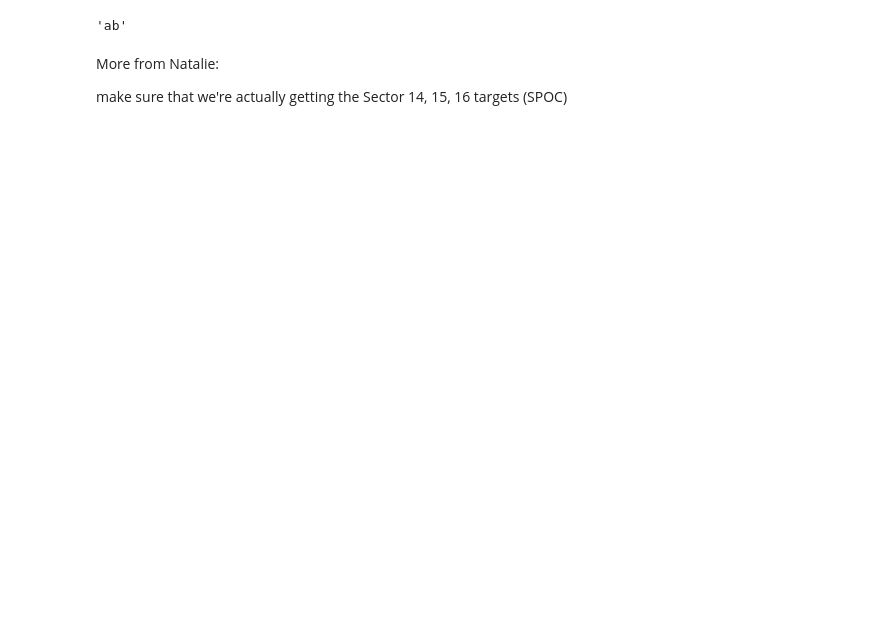
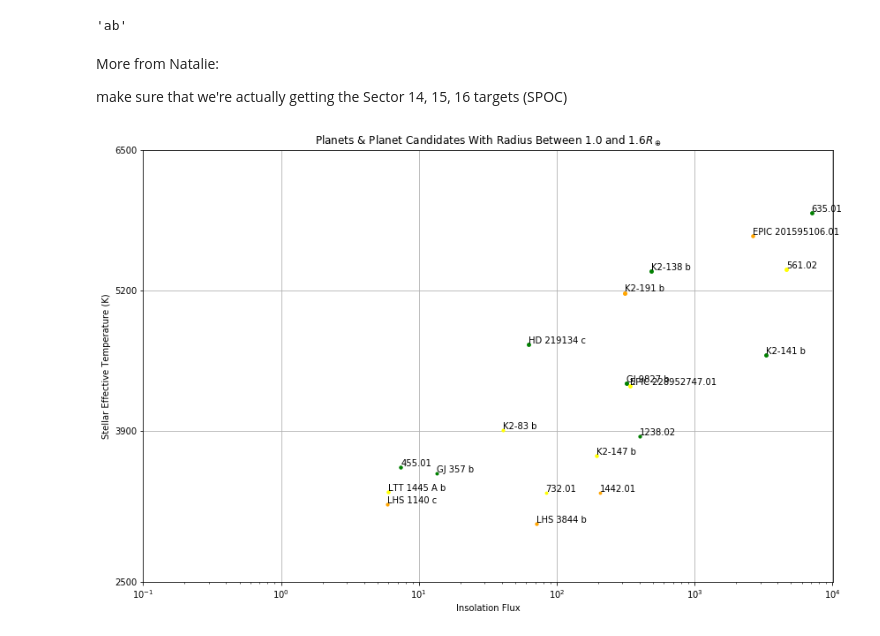
Before and after one commit to murphyjm/tks_targets_shared, a Jupyter notebook: TKS-RV-Target-Selection.ipynb, the cells around one changed output. Drawn from its saved outputs; the diff is of its cells as text; code cells hidden in the pictures; blank space fills up the shorter version.

Commit message:
pushed updated target selection ipynb (including the graphical bin displayer); added updated data files for TIC star info, TOI plus list, known planets, and unconfirmed Kepler/K2 objects of interest

```diff
--- a/TKS-RV-Target-Selection.ipynb
+++ b/TKS-RV-Target-Selection.ipynb
@@ -213,6 +248,8 @@ def ars_from_t(period,star_mass,star_radius):
     return ars
 
 known_planets[ars_key] = ars_from_t(known_planets[pp_key],known_planets[ms_key],known_planets[rs_key])
+k2[ars_key] = ars_from_t(k2[pp_key],k2[ms_key],k2[rs_key])
+kois[ars_key] = ars_from_t(kois[pp_key],kois[ms_key],kois[rs_key])
 # %%
 if data_source == 'tess':
     c = c[np.logical_and.reduce((c[rp_key]>0, c[pp_key]>0, c['Source Pipeline']=='spoc'))]
@@ -769,3 +662,48 @@ test
 More from Natalie:
 
 make sure that we're actually getting the Sector 14, 15, 16 targets (SPOC)
+# %%
+aois = binned2[binned2['priority']!=0]
+# %%
+def colorfinder(priority):
+    if priority == 1:
+        return 'green'
+    if priority == 2:
+        return 'yellow'
+    if priority == 3:
+        return 'orange'
+# %%
+def bin_plotter(rbin):
+    rbin1 = aois.loc[rbin,:,:]
+    F = np.array(rbin1[Fp_key])
+    Ts = np.array(rbin1[Ts_key])
+    rp = np.array(rbin1[rp_key])
+    P = np.array(rbin1['priority'])
+    #okay, so I think one useful method would be to try to print these and use the
+    #annotate function
+    #(https://stackoverflow.com/questions/14432557/matplotlib-scatter-plot-with-different-text-at-each-data-point)
+    #and see how that works (i.e. whether it's legible)
+    fig, ax = plt.subplots(figsize=(14,9))
+    figsize=[10,7]
+    ax.grid()
+    txt = np.array(rbin1[id_key])
+
+    #doing the title stuff
+    bin_edges = np.round(10**(np.linspace(0,1,6)),1)
+    title_txt = r'Planets & Planet Candidates With Radius Between ' + str(bin_edges[rbin-1]) + r' and ' + \
+        str(bin_edges[rbin]) + r'$R_\oplus$'
+
+
+    for i in np.arange(len(rbin1)):
+        ax.semilogx(F[i], Ts[i], '.',ms=rp[i]*5,color=colorfinder(P[i]))
+        ax.annotate(txt[i], (F[i], Ts[i]+rp[i]*9))
+    ax.set_yticks(tef_bins)
+    ax.set_xticks(fpl_bins)
+    ax.set_ylabel('Stellar Effective Temperature (K)')
+    ax.set_xlabel(r'Insolation Flux')
+    ax.set_title(title_txt)
+# %%
+bin_plotter(1)
+#implement slider bar to switch between radii bins
+# %% [output]
+[figure, added]
```
Also changed, not shown: parts of 57 cells of this notebook, 5 other files.
